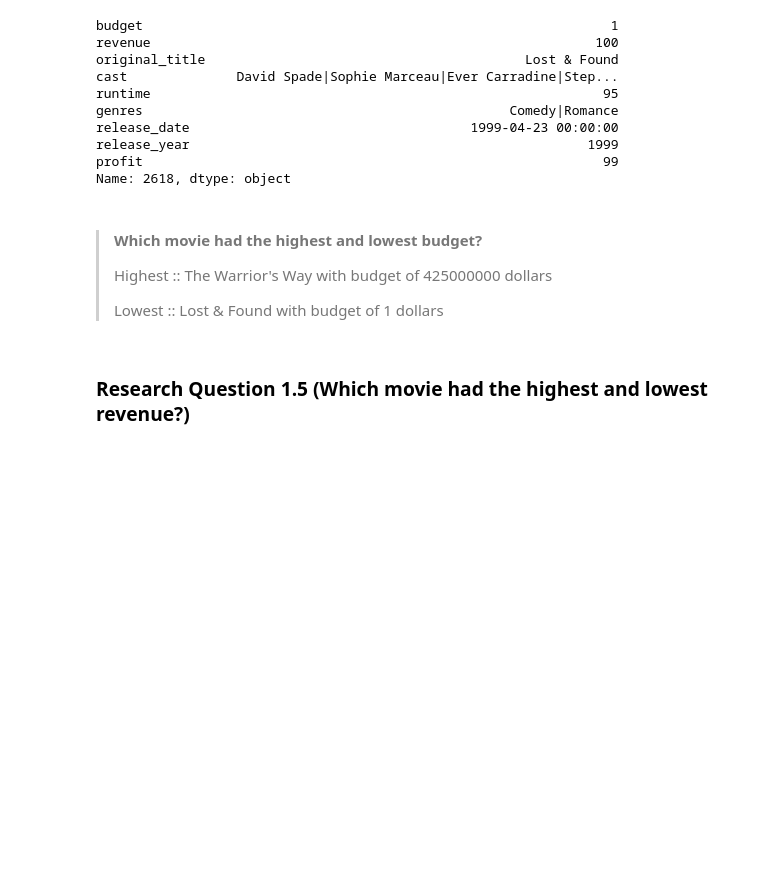
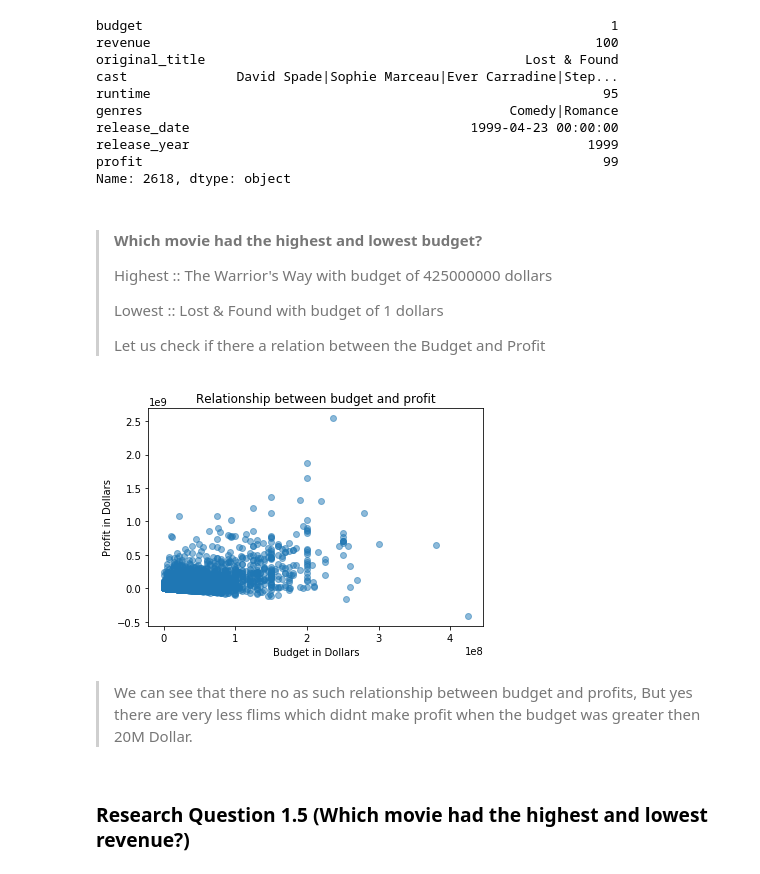
Before and after one commit to beingjainparas/Udacity-Investigate_a_dataset, a Jupyter notebook: Investigate_a_dataset-TMDb_movie_database.ipynb, the cells around one changed output. Saved outputs shown, nothing was run; the diff lists cells and outputs as text; code cells hidden in the pictures; blank space fills up the shorter version.

```diff
--- a/Investigate_a_dataset-TMDb_movie_database.ipynb
+++ b/Investigate_a_dataset-TMDb_movie_database.ipynb
@@ -404,6 +414,21 @@ Name: 2618, dtype: object
 > Highest :: The Warrior's Way with budget of 425000000 dollars
 >
 > Lowest :: Lost & Found with budget of 1 dollars
+>
+> Let us check if there a relation between the Budget and Profit
+# %%
+# x-axis
+plt.xlabel('Budget in Dollars')
+# y-axis
+plt.ylabel('Profit in Dollars')
+# Title of the histogram
+plt.title('Relationship between budget and profit')
+plt.scatter(tmdb_data['budget'], tmdb_data['profit'], alpha=0.5)
+plt.show()
+# %% [output]
+[figure, added]
+# %% [markdown]
+> We can see that there no as such relationship between budget and profits, But yes there are very less flims which didnt make profit when the budget was greater then 20M Dollar.
 # %% [markdown]
 ### Research Question 1.5  (Which movie had the highest and lowest revenue?)
 # %%
```
Also changed, not shown: parts of 12 cells of this notebook, 1 other file.
